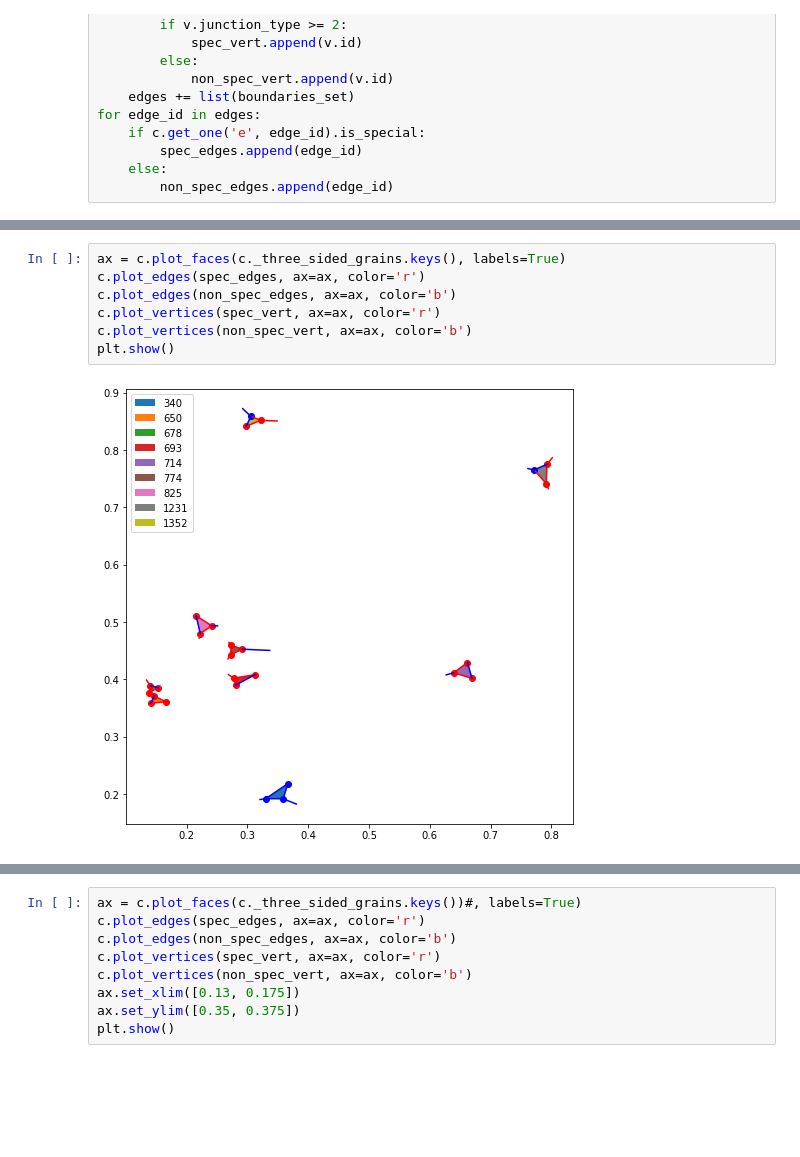
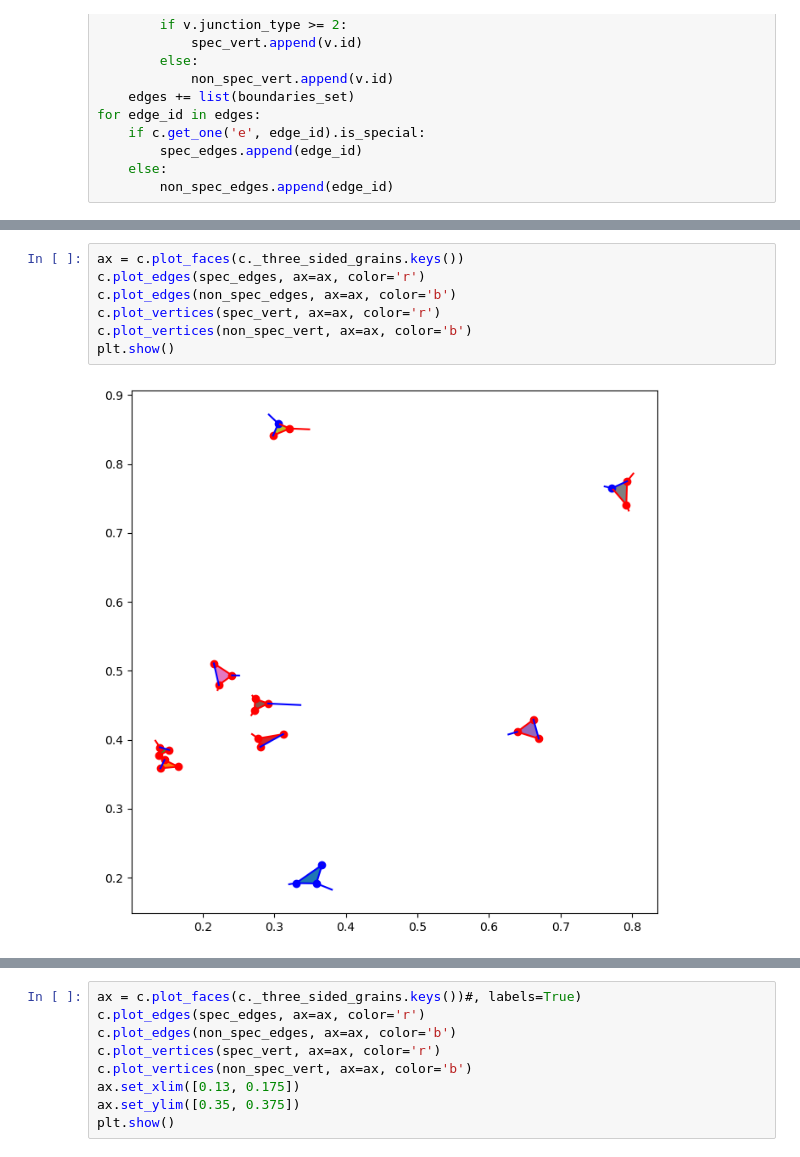
Before and after one commit to PRISBteam/Voronoi_PCC_Analyser, a Jupyter notebook: Three_sided_examples.ipynb, the cells around one changed output, grey strips where cells are left out. Saved outputs shown, nothing was run; the diff lists cells and outputs as text; blank space fills up the shorter version.

Commit message:
update 3sided examples

```diff
--- a/Three_sided_examples.ipynb
+++ b/Three_sided_examples.ipynb
@@ -102,9 +57,9 @@ plt.hist(types, histtype='step', bins=8)
 # %%
-ax = c.plot_faces(c._three_sided_grains.keys(), labels=True)
+ax = c.plot_faces(c._three_sided_grains.keys())
 c.plot_edges(spec_edges, ax=ax, color='r')
 c.plot_edges(non_spec_edges, ax=ax, color='b')
 c.plot_vertices(spec_vert, ax=ax, color='r')
 c.plot_vertices(non_spec_vert, ax=ax, color='b')
 plt.show()
 # %% [output]
-[figure, old version]
+[figure, new version]
```
Also changed, not shown: parts of 34 cells of this notebook, 1 other file.
